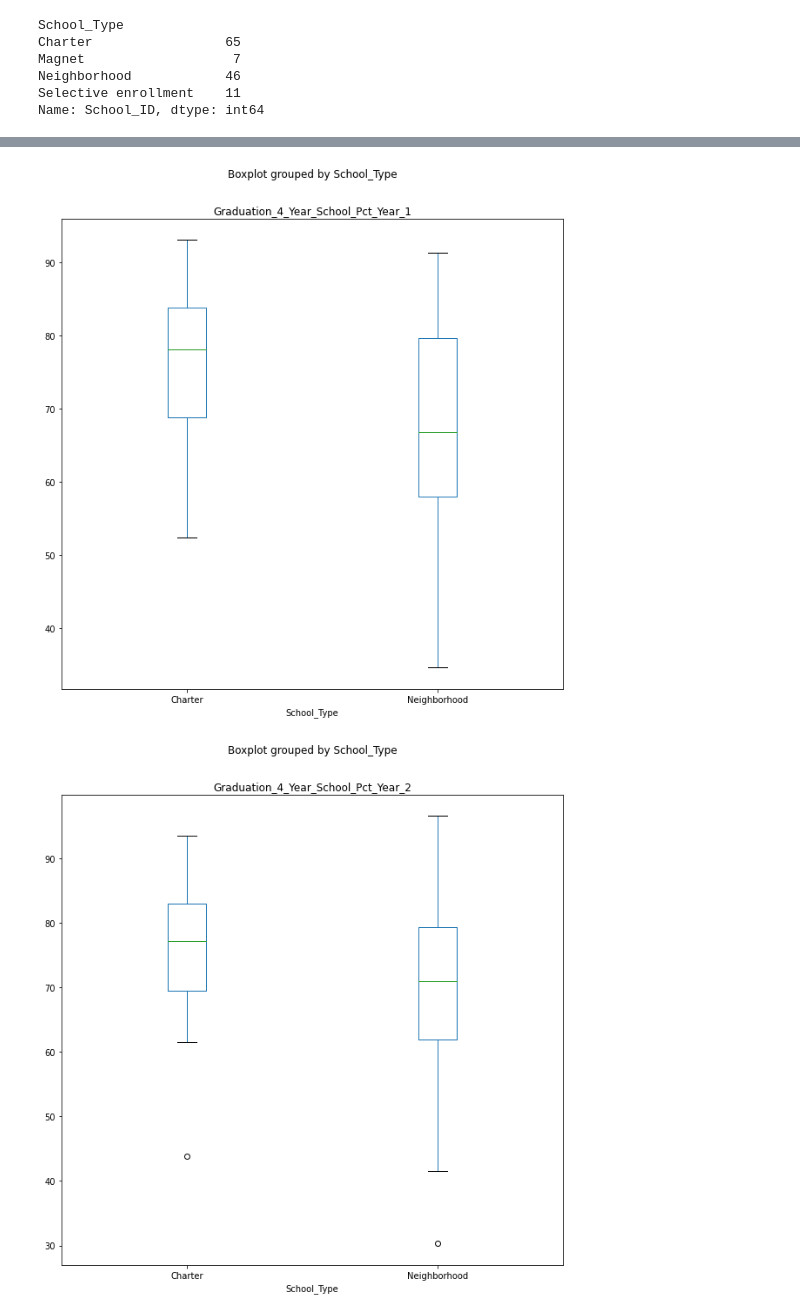
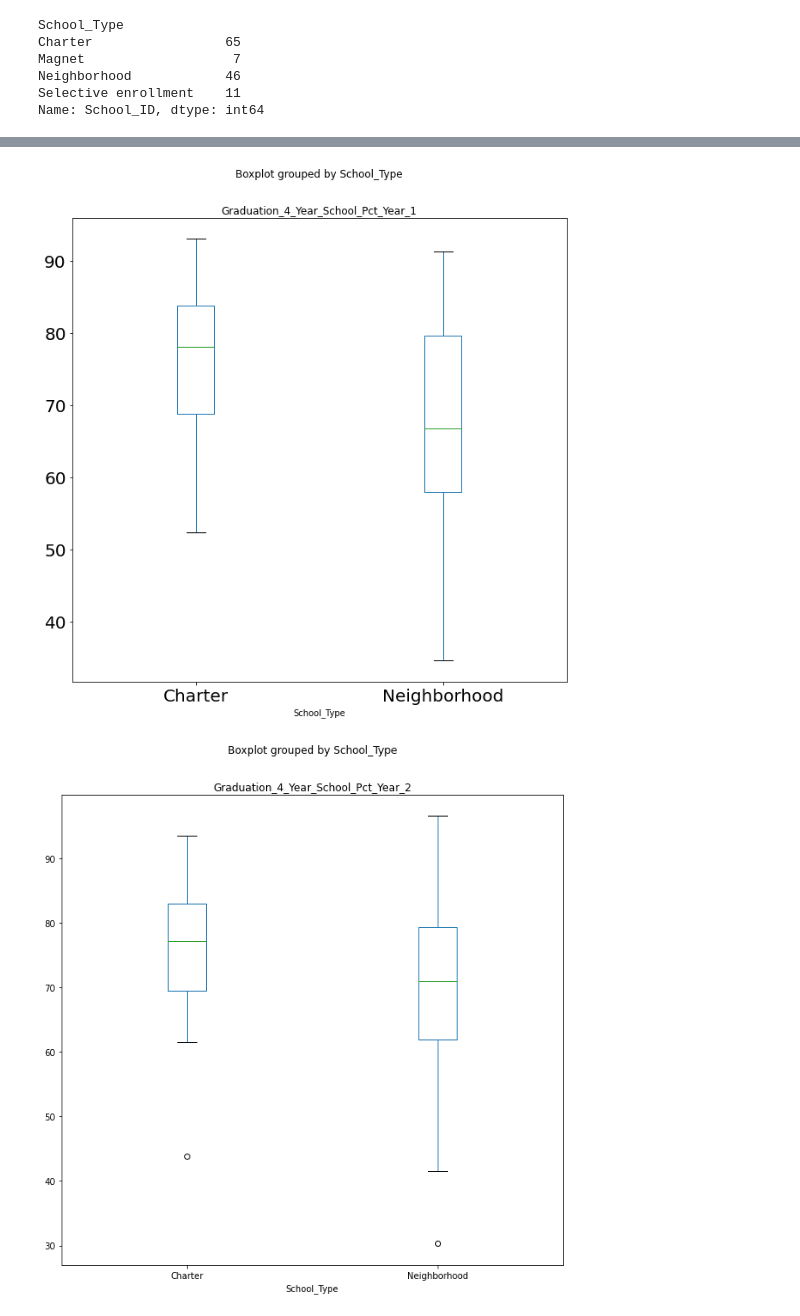
Before and after one commit to RiverJAM/CPS_Data_Analysis, a Jupyter notebook: Playing with Pies-Copy1.ipynb, the cells around one changed output, grey strips where cells are left out. Drawn from its saved outputs; the diff is of its cells as text; code cells hidden in the pictures.

```diff
--- a/Playing with Pies-Copy1.ipynb
+++ b/Playing with Pies-Copy1.ipynb
@@ -62,10 +62,10 @@ Neighborhood_high = high_school_data1.loc[(high_school_data1['School_Type']== "N
 NeighborhoodVChart_high = pd.merge(Neighborhood_high,Charter_high, how= "outer" )
 # %%
 bxp_df = NeighborhoodVChart_high[["School_Type", "Graduation_4_Year_School_Pct_Year_1"]]
-bxp_df.boxplot("Graduation_4_Year_School_Pct_Year_1", by = "School_Type", figsize =(10,10) , grid=False)
+bxp_df.boxplot("Graduation_4_Year_School_Pct_Year_1", by = "School_Type", figsize =(10,10) , grid=False, fontsize = 20)
 plt.savefig("Grad41vST.png")
 # %% [output]
-[figure, old version]
+[figure, new version]
 # %%
 bxp_df = NeighborhoodVChart_high[["School_Type", "Graduation_4_Year_School_Pct_Year_2"]]
 bxp_df.boxplot("Graduation_4_Year_School_Pct_Year_2", by = "School_Type", figsize =(10,10) , grid=False)
```
Also changed, not shown: 1 other file.
